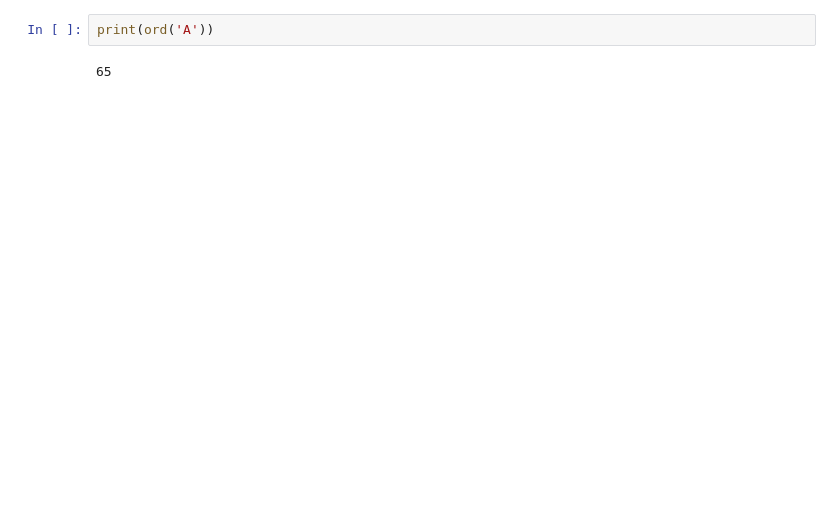
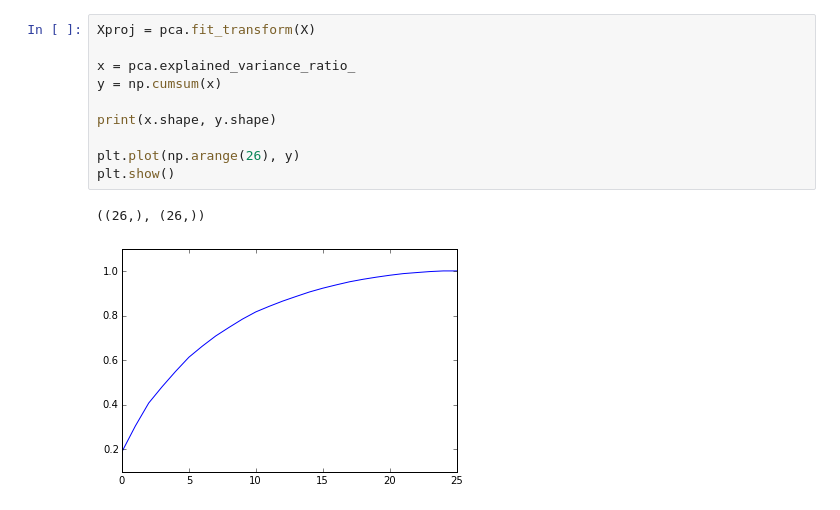
Before and after one commit to COMPPHYS-JNGUYEN/comp-phys, a Jupyter notebook: SandboxHW8.ipynb, the cells around one changed output. Cells and saved outputs as stored; diff of their text form; blank space fills up the shorter version.

```diff
--- a/SandboxHW8.ipynb
+++ b/SandboxHW8.ipynb
@@ -52,4 +110,13 @@ AttributeError: 'numpy.ndarray' object has no attribute 'append'
-# %%
-print(ord('A'))
-# %% [output]
-65
+# %%
+Xproj = pca.fit_transform(X)
+
+x = pca.explained_variance_ratio_
+y = np.cumsum(x)
+
+print(x.shape, y.shape)
+
+plt.plot(np.arange(26), y)
+plt.show()
+# %% [output]
+((26,), (26,))
+[figure, added]
```
Also changed, not shown: parts of 1 cell of this notebook, 1 other file.
